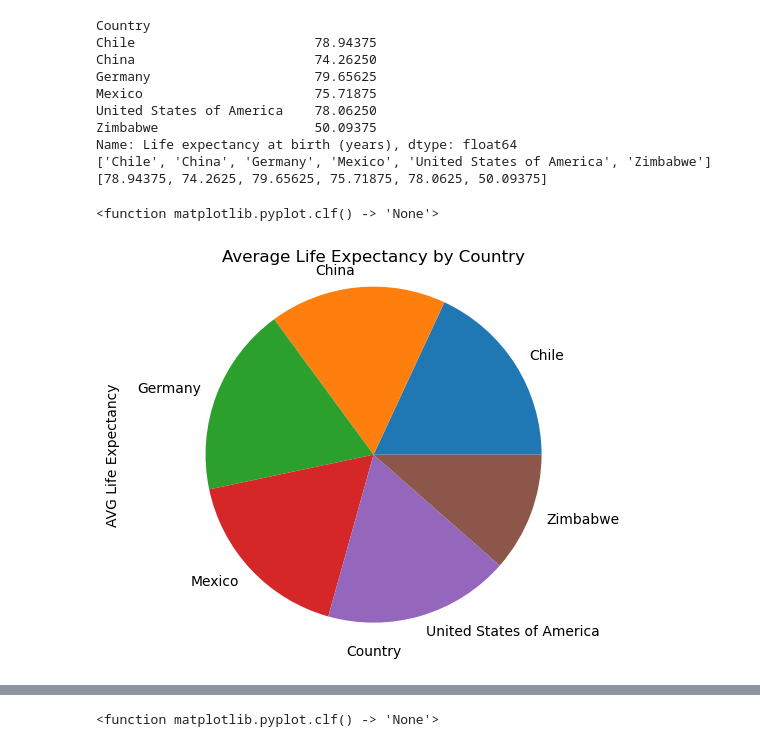
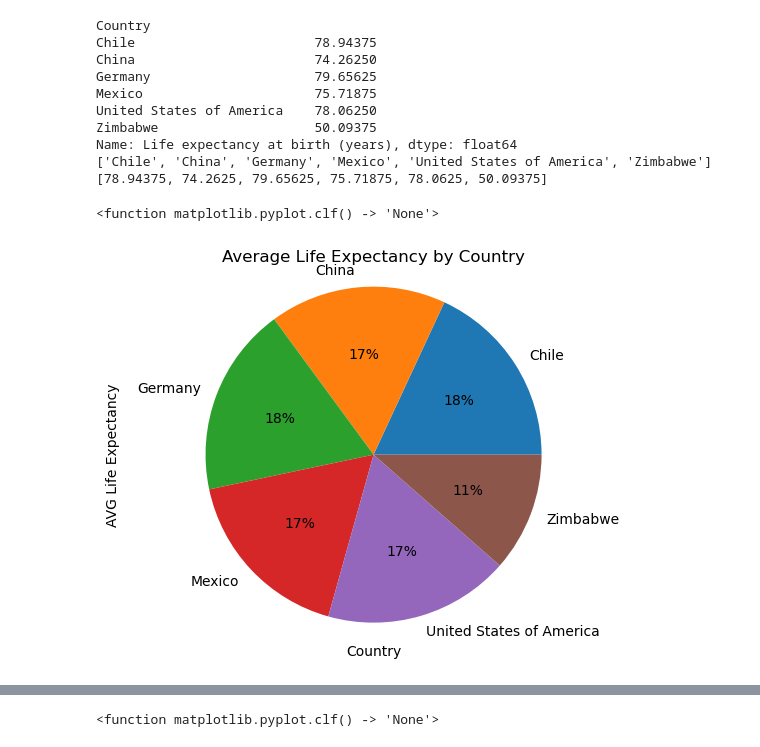
Before and after one commit to Bobbydra/Codecademy-Projects, a Jupyter notebook: Life-Expectancy-and-GDP-Starter/Life-Expectancy-and-GDP-Starter/life_expectancy_gdp.ipynb, the cells around one changed output, grey strips where cells are left out. Drawn from its saved outputs; the diff is of its cells as text; code cells hidden in the pictures.

```diff
--- a/Life-Expectancy-and-GDP-Starter/Life-Expectancy-and-GDP-Starter/life_expectancy_gdp.ipynb
+++ b/Life-Expectancy-and-GDP-Starter/Life-Expectancy-and-GDP-Starter/life_expectancy_gdp.ipynb
@@ -33,27 +34,27 @@ None
 # %%
 # Average Life Expectancy by countries
 AVG_LE_C = leg.groupby('Country')['Life expectancy at birth (years)'].mean() # Group the Countries by its average life expectancy
 print(AVG_LE_C)
 print(AVG_LE_C.index.to_list())
 print(AVG_LE_C.to_list())
 label1 = AVG_LE_C.index.to_list()
-plt.pie(AVG_LE_C.to_list(), labels=label1)
+plt.pie(AVG_LE_C.to_list(), labels=label1,autopct='%1d%%')
 plt.title("Average Life Expectancy by Country")
 plt.xlabel("Country")
 plt.ylabel("AVG Life Expectancy")
 plt.axis('equal')
 plt.show
 plt.clf
 # %% [output]
 Country
 Chile                       78.94375
 China                       74.26250
 Germany                     79.65625
 Mexico                      75.71875
 United States of America    78.06250
 Zimbabwe                    50.09375
 Name: Life expectancy at birth (years), dtype: float64
 ['Chile', 'China', 'Germany', 'Mexico', 'United States of America', 'Zimbabwe']
 [78.94375, 74.2625, 79.65625, 75.71875, 78.0625, 50.09375]
 <function matplotlib.pyplot.clf() -> 'None'>
-[figure, old version]
+[figure, new version]
```
Also changed, not shown: parts of 8 cells of this notebook.
